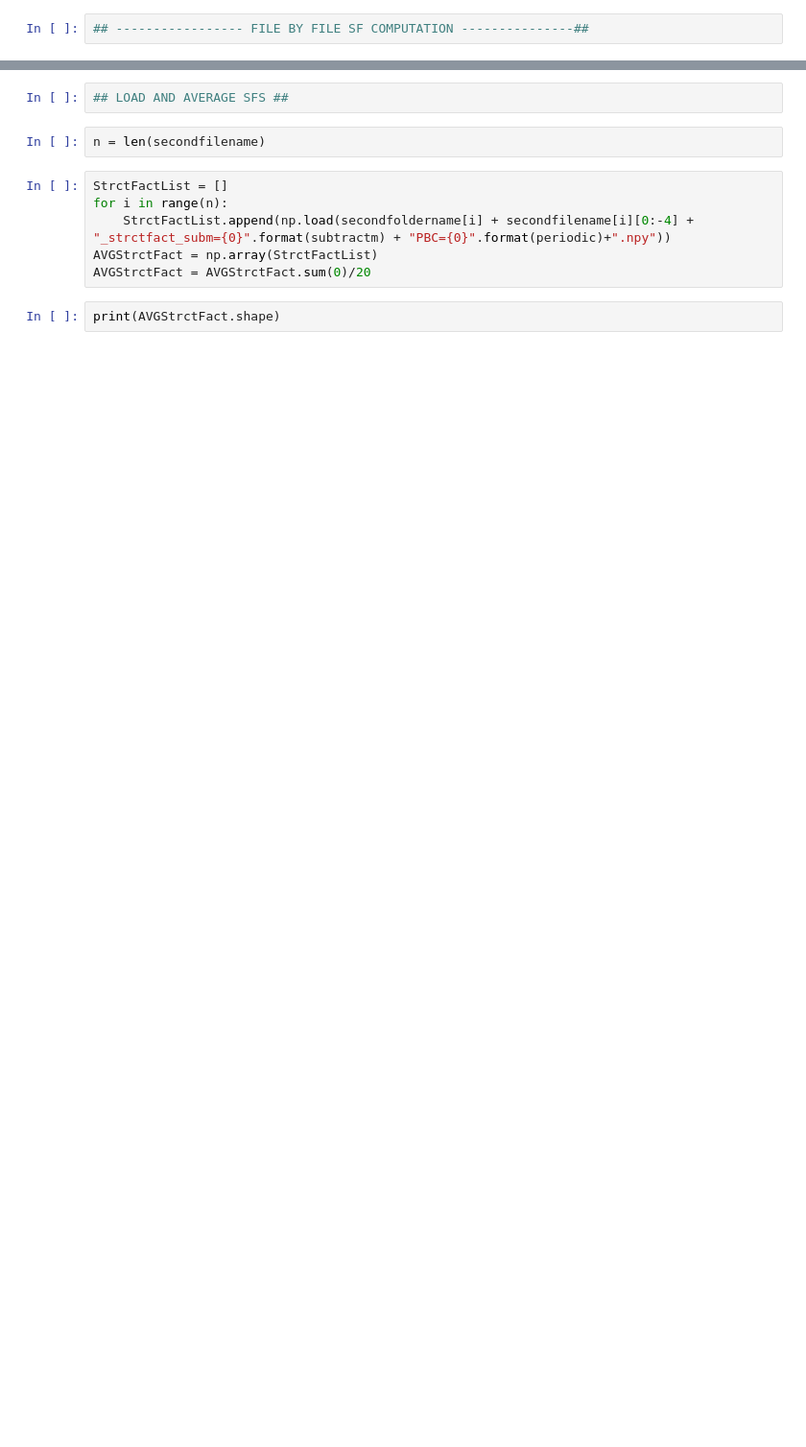
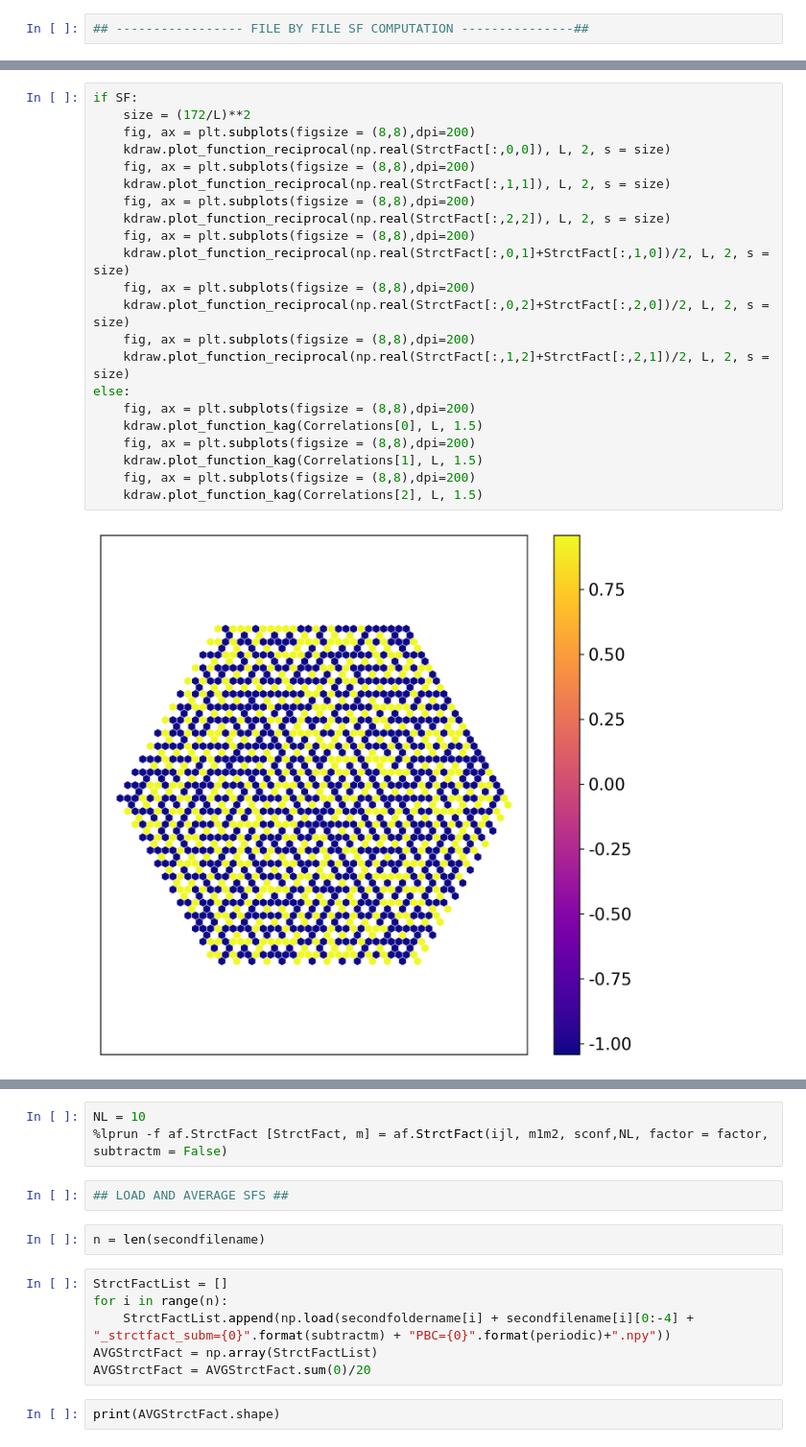
Before and after one commit to jeannecolbois/myopic-dual-worm, a Jupyter notebook: dualworm-kagome/AnalysisBasis_OBCCorrelations_SeveralFiles.ipynb, the cells around one changed output, grey strips where cells are left out. Shown at 96% size. Drawn from its saved outputs; the diff is of its cells as text; blank space fills up the shorter version.

```diff
--- a/dualworm-kagome/AnalysisBasis_OBCCorrelations_SeveralFiles.ipynb
+++ b/dualworm-kagome/AnalysisBasis_OBCCorrelations_SeveralFiles.ipynb
@@ -225,0 +260,24 @@ for i in range(len(secondfilename)):
+# %%
+if SF:
+    size = (172/L)**2
+    fig, ax = plt.subplots(figsize = (8,8),dpi=200)
+    kdraw.plot_function_reciprocal(np.real(StrctFact[:,0,0]), L, 2, s = size)
+    fig, ax = plt.subplots(figsize = (8,8),dpi=200)
+    kdraw.plot_function_reciprocal(np.real(StrctFact[:,1,1]), L, 2, s = size)
+    fig, ax = plt.subplots(figsize = (8,8),dpi=200)
+    kdraw.plot_function_reciprocal(np.real(StrctFact[:,2,2]), L, 2, s = size)
+    fig, ax = plt.subplots(figsize = (8,8),dpi=200)
+    kdraw.plot_function_reciprocal(np.real(StrctFact[:,0,1]+StrctFact[:,1,0])/2, L, 2, s = size)
+    fig, ax = plt.subplots(figsize = (8,8),dpi=200)
+    kdraw.plot_function_reciprocal(np.real(StrctFact[:,0,2]+StrctFact[:,2,0])/2, L, 2, s = size)
+    fig, ax = plt.subplots(figsize = (8,8),dpi=200)
+    kdraw.plot_function_reciprocal(np.real(StrctFact[:,1,2]+StrctFact[:,2,1])/2, L, 2, s = size)
+else:
+    fig, ax = plt.subplots(figsize = (8,8),dpi=200)
+    kdraw.plot_function_kag(Correlations[0], L, 1.5)
+    fig, ax = plt.subplots(figsize = (8,8),dpi=200)
+    kdraw.plot_function_kag(Correlations[1], L, 1.5)
+    fig, ax = plt.subplots(figsize = (8,8),dpi=200)
+    kdraw.plot_function_kag(Correlations[2], L, 1.5)
+# %% [output]
+[figure, added]
@@ -226,3 +286,6 @@ for i in range(len(secondfilename)):
+# %%
+NL = 10
+%lprun -f af.StrctFact [StrctFact, m] = af.StrctFact(ijl, m1m2, sconf,NL, factor = factor, subtractm = False)
 # %%
 ## LOAD AND AVERAGE SFS ##
 # %%
```
Also changed, not shown: parts of 8 cells of this notebook, 3 other files.
